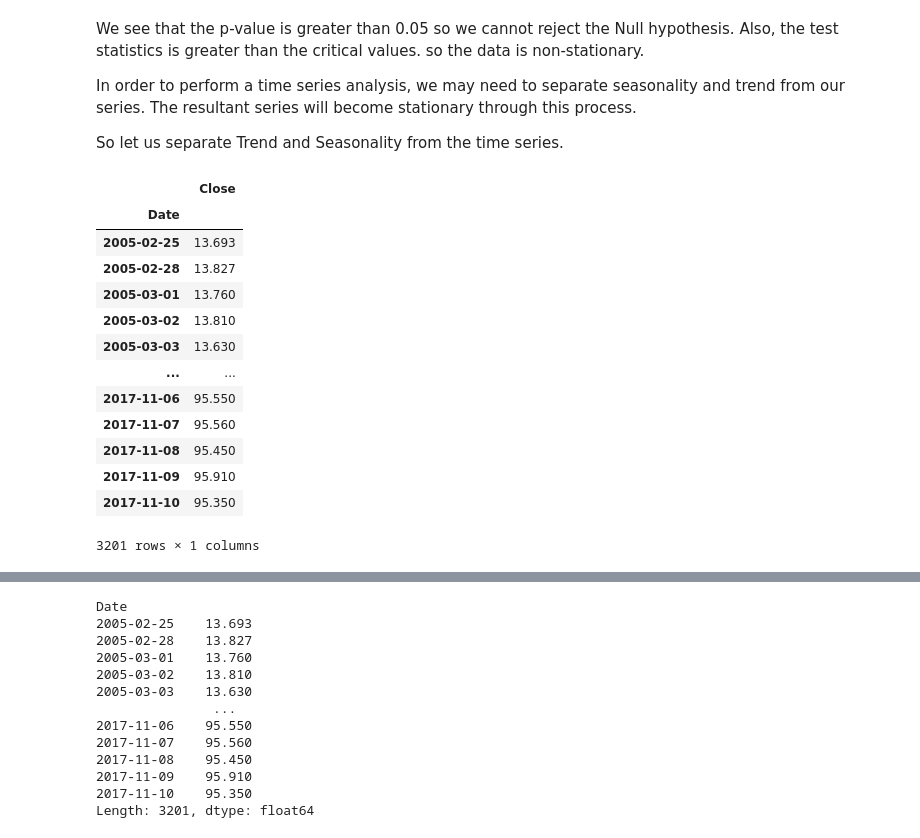
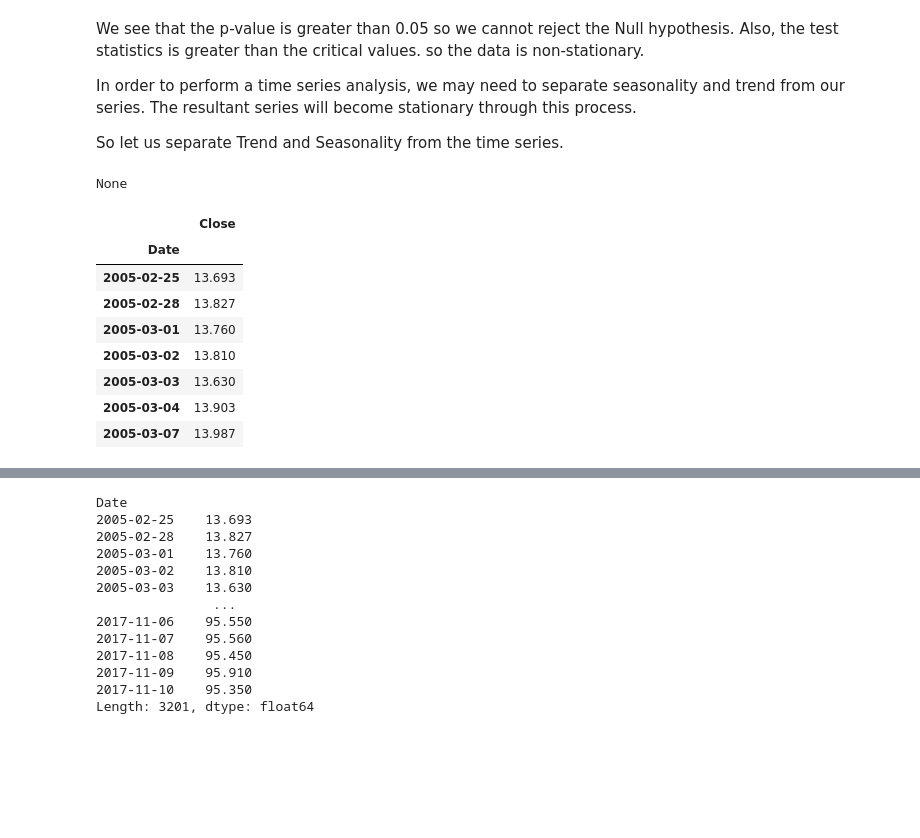
Before and after one commit to yashsingla984/stockmarketforecasting, a Jupyter notebook: stock-market-forecasting-arima.ipynb, the cells around one changed output, grey strips where cells are left out. Drawn from its saved outputs; the diff is of its cells as text; code cells hidden in the pictures; blank space fills up the shorter version.

```diff
--- a/stock-market-forecasting-arima.ipynb
+++ b/stock-market-forecasting-arima.ipynb
@@ -225,24 +224,10 @@ In order to perform a time series analysis, we may need to separate seasonality
 
 
 So let us separate Trend and Seasonality from the time series.
-# %%
-
-df_close
-# %% [output]
-|  | Close |
-| Date |  |
-| 2005-02-25 | 13.693 |
-| 2005-02-28 | 13.827 |
-| 2005-03-01 | 13.760 |
-| 2005-03-02 | 13.810 |
-| 2005-03-03 | 13.630 |
-| ... | ... |
-| 2017-11-06 | 95.550 |
-| 2017-11-07 | 95.560 |
-| 2017-11-08 | 95.450 |
-| 2017-11-09 | 95.910 |
-| 2017-11-10 | 95.350 |
-3201 rows × 1 columns
+# %%
+print(df_close.index.inferred_freq)
+# %% [output]
+None
 # %%
 # level, trend, seasonality, noise
 
@@ -250,3 +235,15 @@ df_close
 # y = l(x)+t(x)+s(x)+n(x)
 # multiplicative model
 # y = l(x)*t(x)*s(x)*n(x)
+# %%
+df_close.head(7)
+# %% [output]
+|  | Close |
+| Date |  |
+| 2005-02-25 | 13.693 |
+| 2005-02-28 | 13.827 |
+| 2005-03-01 | 13.760 |
+| 2005-03-02 | 13.810 |
+| 2005-03-03 | 13.630 |
+| 2005-03-04 | 13.903 |
+| 2005-03-07 | 13.987 |
```
Also changed, not shown: parts of 27 cells of this notebook.
